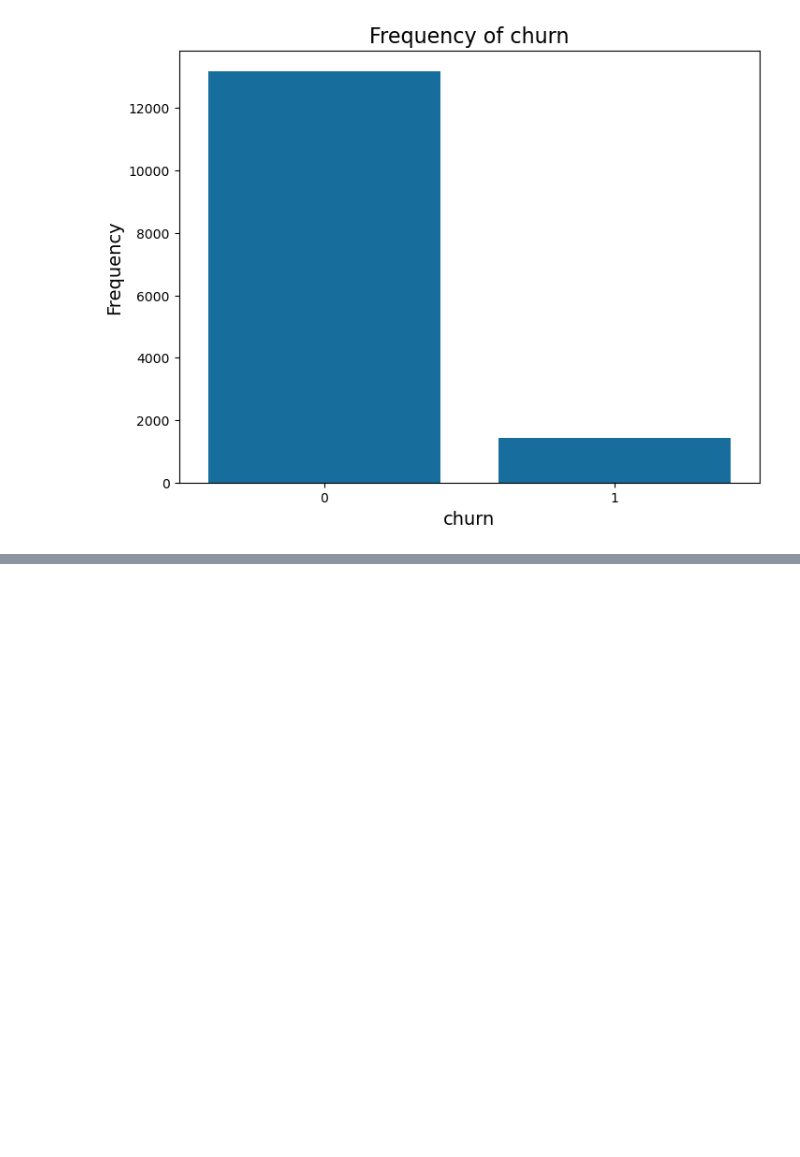
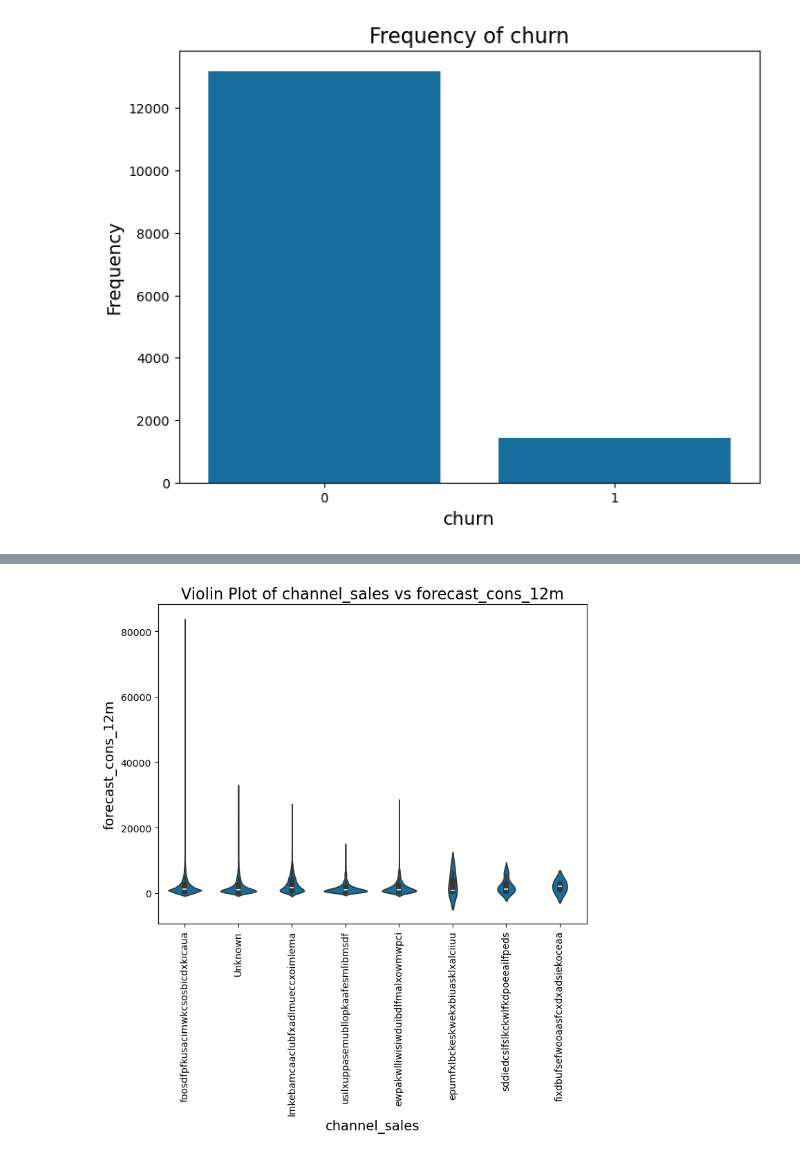
Before and after one commit to RichelCode/BCG-Virtual-Internship, a Jupyter notebook: Richel_Virtual_internship.ipynb, the cells around one changed output, grey strips where cells are left out. Cells and saved outputs as stored; diff of their text form; code cells hidden in the pictures; blank space fills up the shorter version.

```diff
--- a/Richel_Virtual_internship.ipynb
+++ b/Richel_Virtual_internship.ipynb
@@ -427,0 +459,11 @@ plt.show()
+# %%
+# Violin plot for 'channel_sales' (categorical) vs 'forecast_cons_12m' (numerical)
+plt.figure(figsize=(8, 6))
+sns.violinplot(x=df['channel_sales'], y=df['forecast_cons_12m'])
+plt.title('Violin Plot of channel_sales vs forecast_cons_12m', fontsize=16)
+plt.xlabel('channel_sales', fontsize=14)
+plt.ylabel('forecast_cons_12m', fontsize=14)
+plt.xticks(rotation=90)  # Rotate x-axis labels if they are too long
+plt.show()
+# %% [output]
+[figure, added]
```
Also changed, not shown: parts of 5 cells of this notebook.
